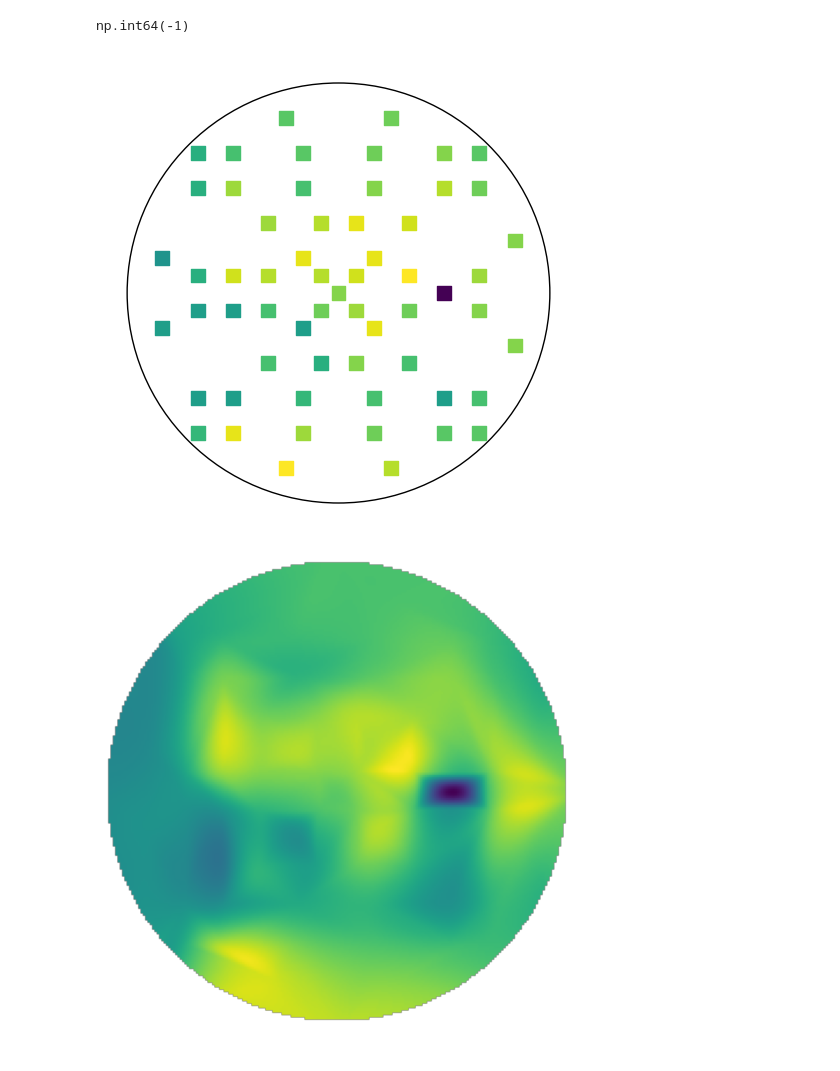
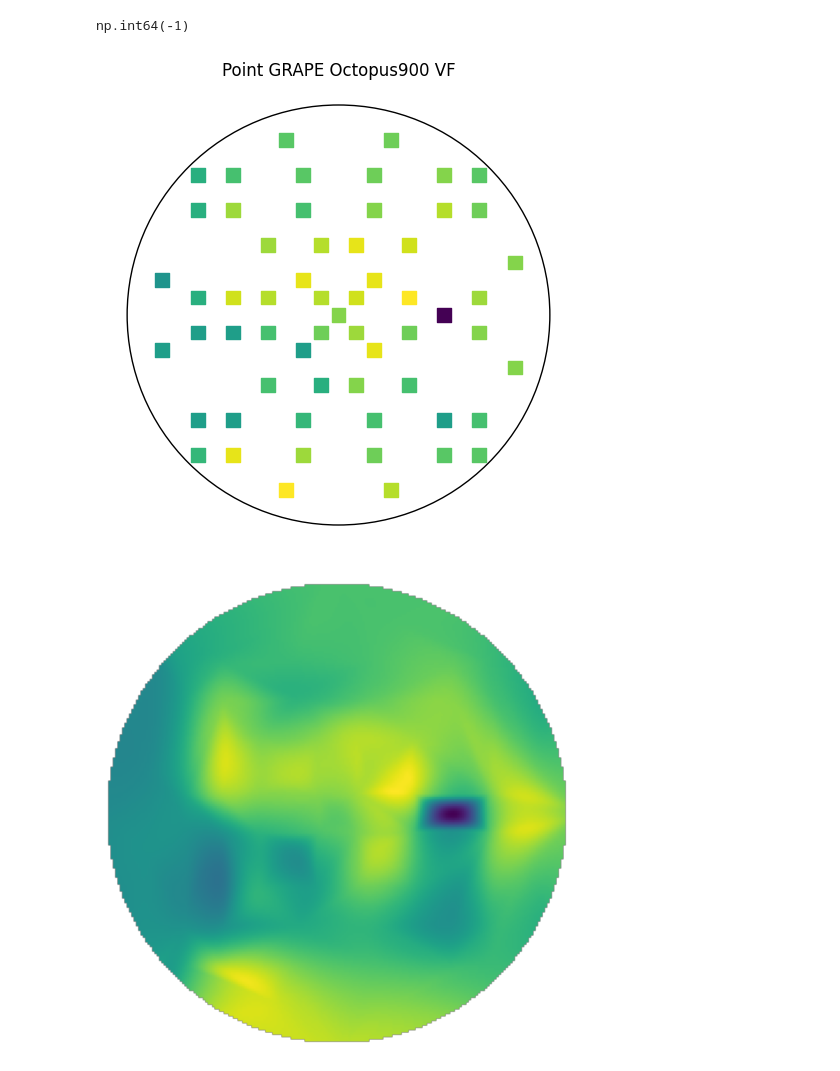
Before and after one commit to lilyhirano/Visual-Field-Analysis, a Jupyter notebook: grape_images.ipynb, the cells around one changed output. Drawn from its saved outputs; the diff is of its cells as text; code cells hidden in the pictures.

Commit message:
add images and references

```diff
--- a/grape_images.ipynb
+++ b/grape_images.ipynb
@@ -67,16 +67,16 @@ octopus61_coords = np.array([
 # %%
 id_1 = np.array(grape_vf.iloc[0][17:]).astype(int)
 
 fig, ax = plt.subplots(figsize = (6,6))
 
 ax.scatter(octopus61_coords[:,0], octopus61_coords[:,1], c= id_1, s=100, marker='s')
 circle = mpatches.Circle((0,0), 12, fill = False)
 ax.add_patch(circle)
 plt.axis('off')
-
+plt.title('Point GRAPE Octopus900 VF')
 plt.show()
 # %% [output]
-[figure, old version]
+[figure, new version]
 # %%
 id_1 = np.array(grape_vf.iloc[0][17:]).astype(int)
 
```
Also changed, not shown: parts of 4 cells of this notebook, 4 other files.
